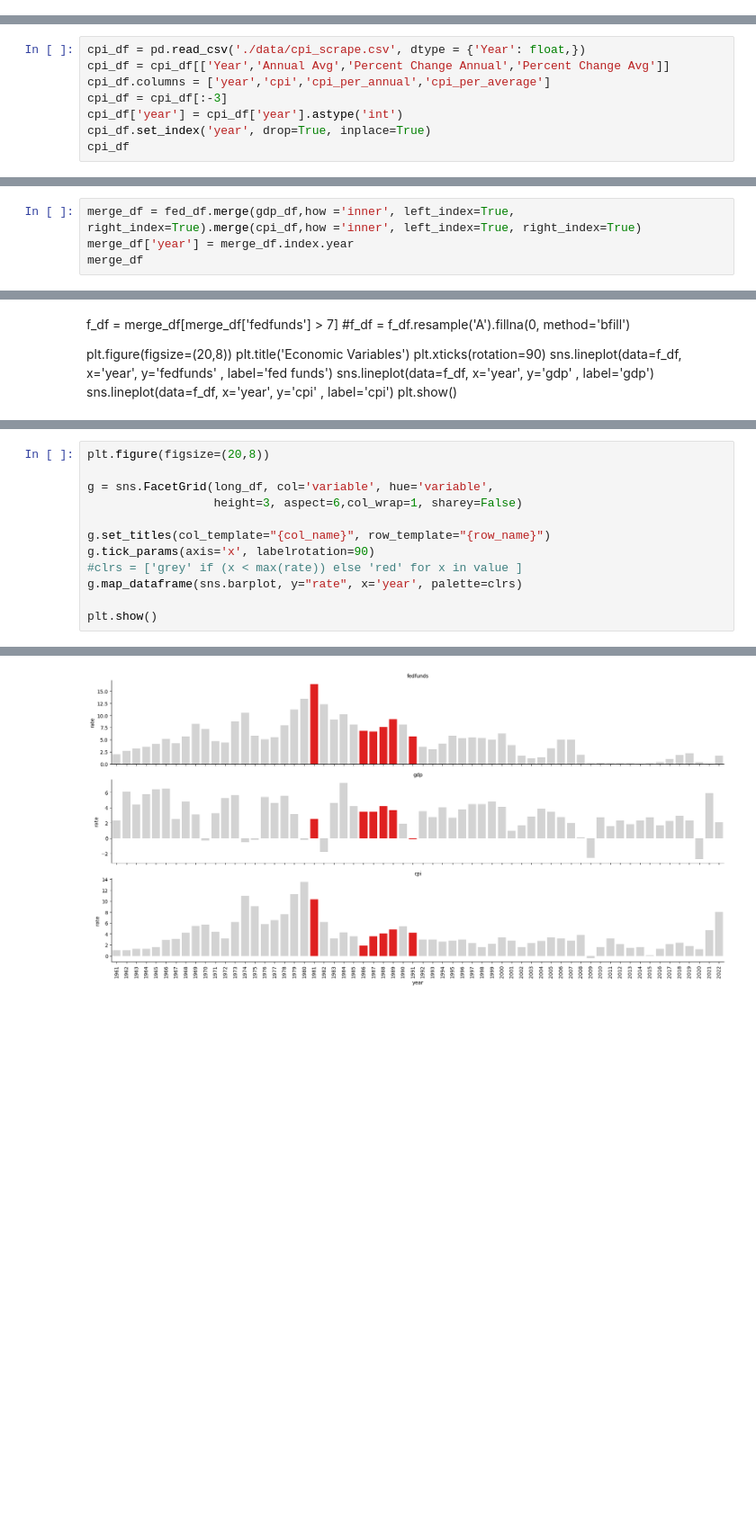
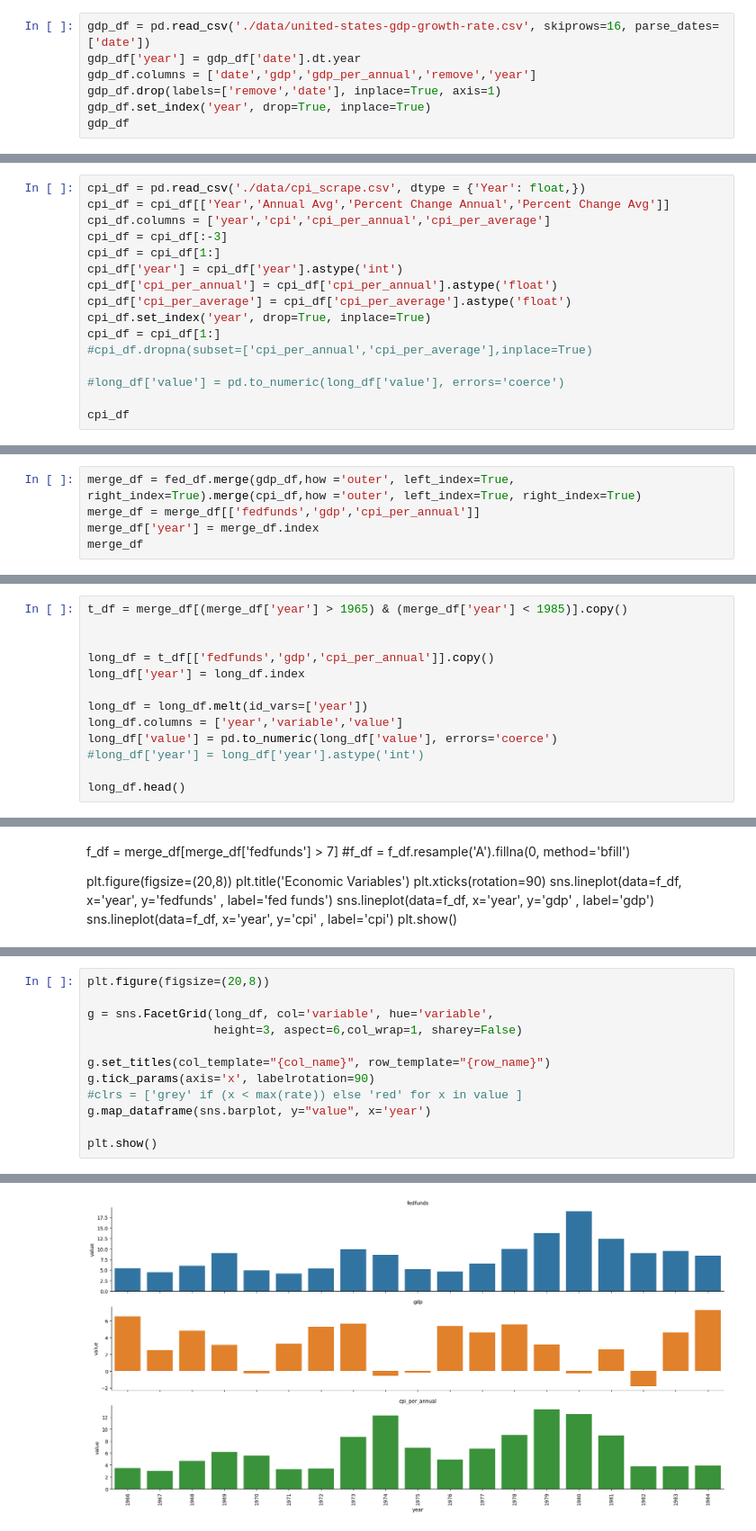
Before and after one commit to dsimband/DATA618, a Jupyter notebook: DATA618_W2-Portfolio_Management.ipynb, the cells around one changed output, grey strips where cells are left out. Shown at 90% size. Drawn from its saved outputs; the diff is of its cells as text; blank space fills up the shorter version.

```diff
--- a/DATA618_W2-Portfolio_Management.ipynb
+++ b/DATA618_W2-Portfolio_Management.ipynb
@@ -89,0 +87,7 @@ gdp_df
+# %%
+gdp_df = pd.read_csv('./data/united-states-gdp-growth-rate.csv', skiprows=16, parse_dates=['date'])
+gdp_df['year'] = gdp_df['date'].dt.year
+gdp_df.columns = ['date','gdp','gdp_per_annual','remove','year']
+gdp_df.drop(labels=['remove','date'], inplace=True, axis=1)
+gdp_df.set_index('year', drop=True, inplace=True)
+gdp_df
@@ -92,8 +167,16 @@ cpi_df = pd.read_csv('./data/cpi_scrape.csv', dtype = {'Year': float,})
 cpi_df = cpi_df[['Year','Annual Avg','Percent Change Annual','Percent Change Avg']]
 cpi_df.columns = ['year','cpi','cpi_per_annual','cpi_per_average']
 cpi_df = cpi_df[:-3]
+cpi_df = cpi_df[1:]
 cpi_df['year'] = cpi_df['year'].astype('int')
+cpi_df['cpi_per_annual'] = cpi_df['cpi_per_annual'].astype('float')
+cpi_df['cpi_per_average'] = cpi_df['cpi_per_average'].astype('float')
 cpi_df.set_index('year', drop=True, inplace=True)
+cpi_df = cpi_df[1:]
+#cpi_df.dropna(subset=['cpi_per_annual','cpi_per_average'],inplace=True)
+
+#long_df['value'] = pd.to_numeric(long_df['value'], errors='coerce')
+
 cpi_df
 # %% [output]
 |  | cpi | cpi_per_annual | cpi_per_average |
@@ -161,5 +235,6 @@ cpi_df
 # %%
-merge_df = fed_df.merge(gdp_df,how ='inner', left_index=True, right_index=True).merge(cpi_df,how ='inner', left_index=True, right_index=True)
-merge_df['year'] = merge_df.index.year
+merge_df = fed_df.merge(gdp_df,how ='outer', left_index=True, right_index=True).merge(cpi_df,how ='outer', left_index=True, right_index=True)
+merge_df = merge_df[['fedfunds','gdp','cpi_per_annual']]
+merge_df['year'] = merge_df.index
 merge_df
 # %% [output]
@@ -202,0 +382,13 @@ long_df
+# %%
+t_df = merge_df[(merge_df['year'] > 1965) & (merge_df['year'] < 1985)].copy()
+
+
+long_df = t_df[['fedfunds','gdp','cpi_per_annual']].copy()
+long_df['year'] = long_df.index
+
+long_df = long_df.melt(id_vars=['year'])
+long_df.columns = ['year','variable','value']
+long_df['value'] = pd.to_numeric(long_df['value'], errors='coerce')
+#long_df['year'] = long_df['year'].astype('int')
+
+long_df.head()
@@ -253,18 +487,18 @@ long_df
 # %%
 plt.figure(figsize=(20,8))
 
 g = sns.FacetGrid(long_df, col='variable', hue='variable',
                   height=3, aspect=6,col_wrap=1, sharey=False)
 
 g.set_titles(col_template="{col_name}", row_template="{row_name}")
 g.tick_params(axis='x', labelrotation=90)
 #clrs = ['grey' if (x < max(rate)) else 'red' for x in value ]
-g.map_dataframe(sns.barplot, y="rate", x='year', palette=clrs)
+g.map_dataframe(sns.barplot, y="value", x='year')
 
 plt.show()
 # %% [output]
 <Figure size 2000x800 with 0 Axes>
-[figure, old version]
+[figure, new version]
 # %%
 fed_df
 # %% [output]
```
Also changed, not shown: parts of 38 cells of this notebook, 3 other files.
